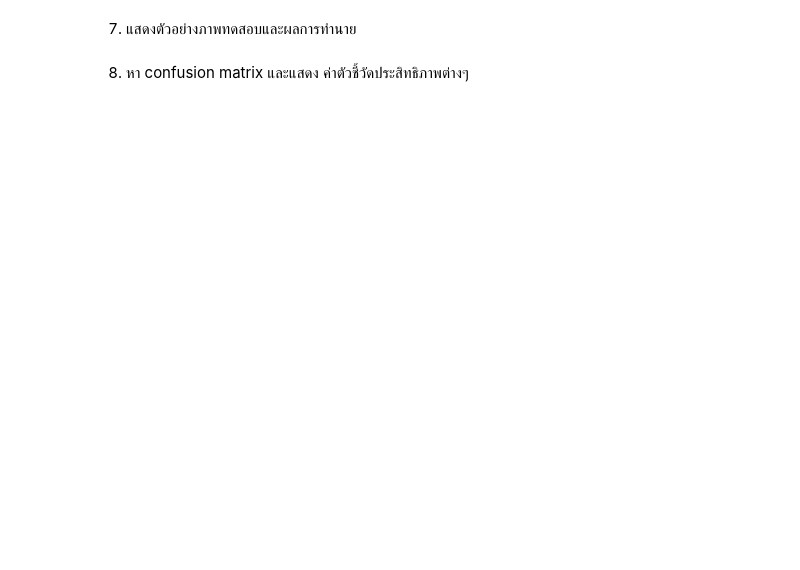
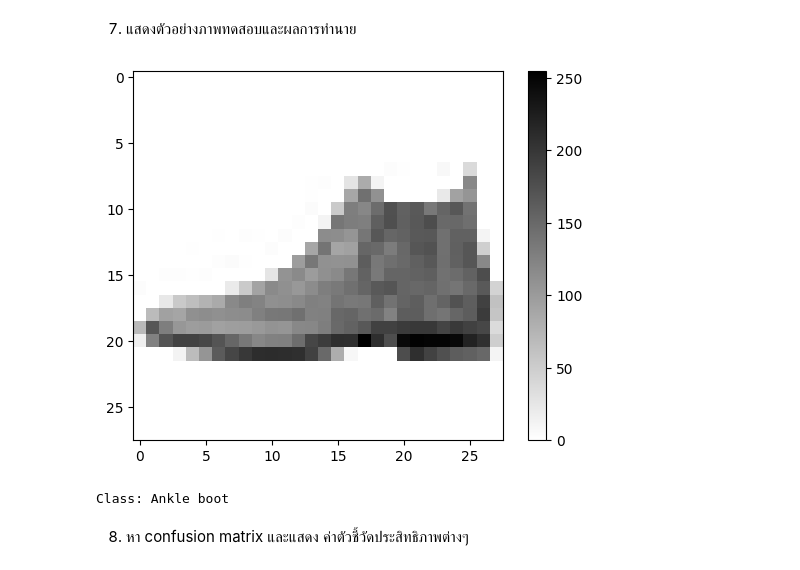
Before and after one commit to rattawitdev/PROGRAMMING-FOR-DATA-SCIENCE, a Jupyter notebook: Assignment5/Ass5-ML-65130701717.ipynb, the cells around one changed output. Saved outputs shown, nothing was run; the diff lists cells and outputs as text; code cells hidden in the pictures; blank space fills up the shorter version.

```diff
--- a/Assignment5/Ass5-ML-65130701717.ipynb
+++ b/Assignment5/Ass5-ML-65130701717.ipynb
@@ -48,8 +47,8 @@ TypeError: Invalid shape (60000, 28, 28) for image data
 - output layer ตามจำนวนคลาส
 # %%
 model = keras.Sequential()
-model.add(layers.Flatten(input_shape=(...,...)))
-model.add(layers.Dense(..., activation="relu"))
-model.add(layers.Dense(..., activation="softmax"))
+model.add(layers.Flatten(input_shape=(28,28)))
+model.add(layers.Dense(128, activation="relu"))
+model.add(layers.Dense(10, activation="softmax"))
 
 model.summary()
@@ -65,8 +87,8 @@ model.summary()
 * loss='sparse_categorical_crossentropy'
 * metrics=['accuracy']
 # %%
-model.compile(optimizer = ... , loss= ... , metrics= ...)
+model.compile(optimizer = 'adam' , loss='sparse_categorical_crossentropy', metrics=['accuracy'])
 # %% [markdown]
 5. ทำให้โมเดลเรียนรู้ด้วยชุดข้อมูลสอน กำนหนดจำนวนรอบ 10 รอบ
 # %%
-model.fit(x_train, y_train, epochs=...)
+model.fit(x_train, y_train, epochs=10)
@@ -73,5 +119,5 @@ model.fit(x_train, y_train, epochs=...)
 # %% [markdown]
 6. ทำนายข้อมูลทดสอบ
 # %%
-pred = model.predict(...)
+pred = model.predict(x_test)
 y_pred =np.argmax(pred,axis=1)
@@ -78,11 +126,14 @@ y_pred =np.argmax(pred,axis=1)
 # %% [markdown]
 7. แสดงตัวอย่างภาพทดสอบและผลการทำนาย
 # %%
-plt.imshow(x_test[...],cmap=plt.cm.binary)
+plt.imshow(x_test[0],cmap=plt.cm.binary)
 plt.colorbar()
 plt.show()
 
-print('Class:', class_names[y_pred[...]])
+print('Class:', class_names[y_pred[0]])
+# %% [output]
+[figure, added]
+Class: Ankle boot
 # %% [markdown]
 8. หา confusion matrix และแสดง ค่าตัวชี้วัดประสิทธิภาพต่างๆ
 # %%
```
Also changed, not shown: parts of 22 cells of this notebook.
